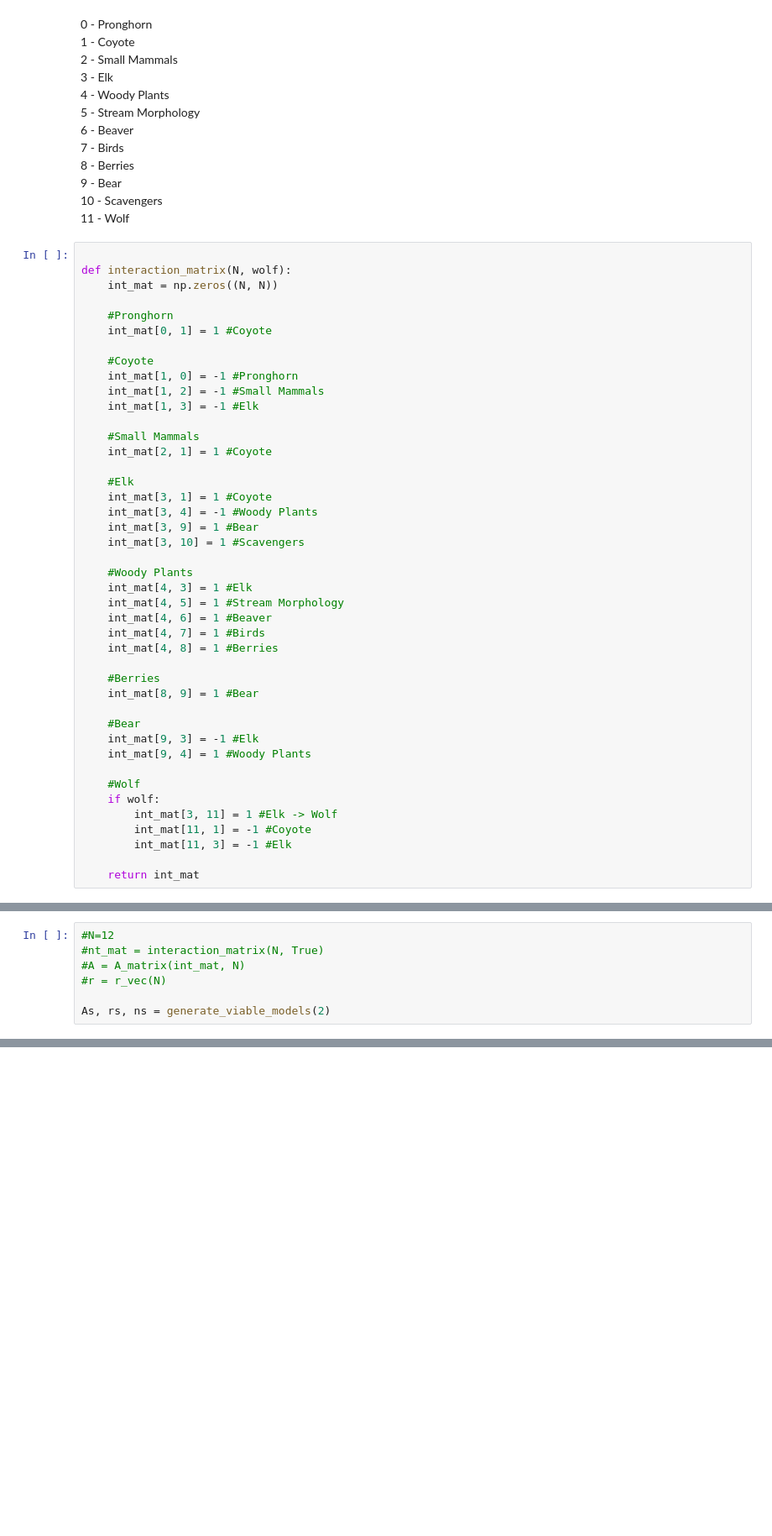
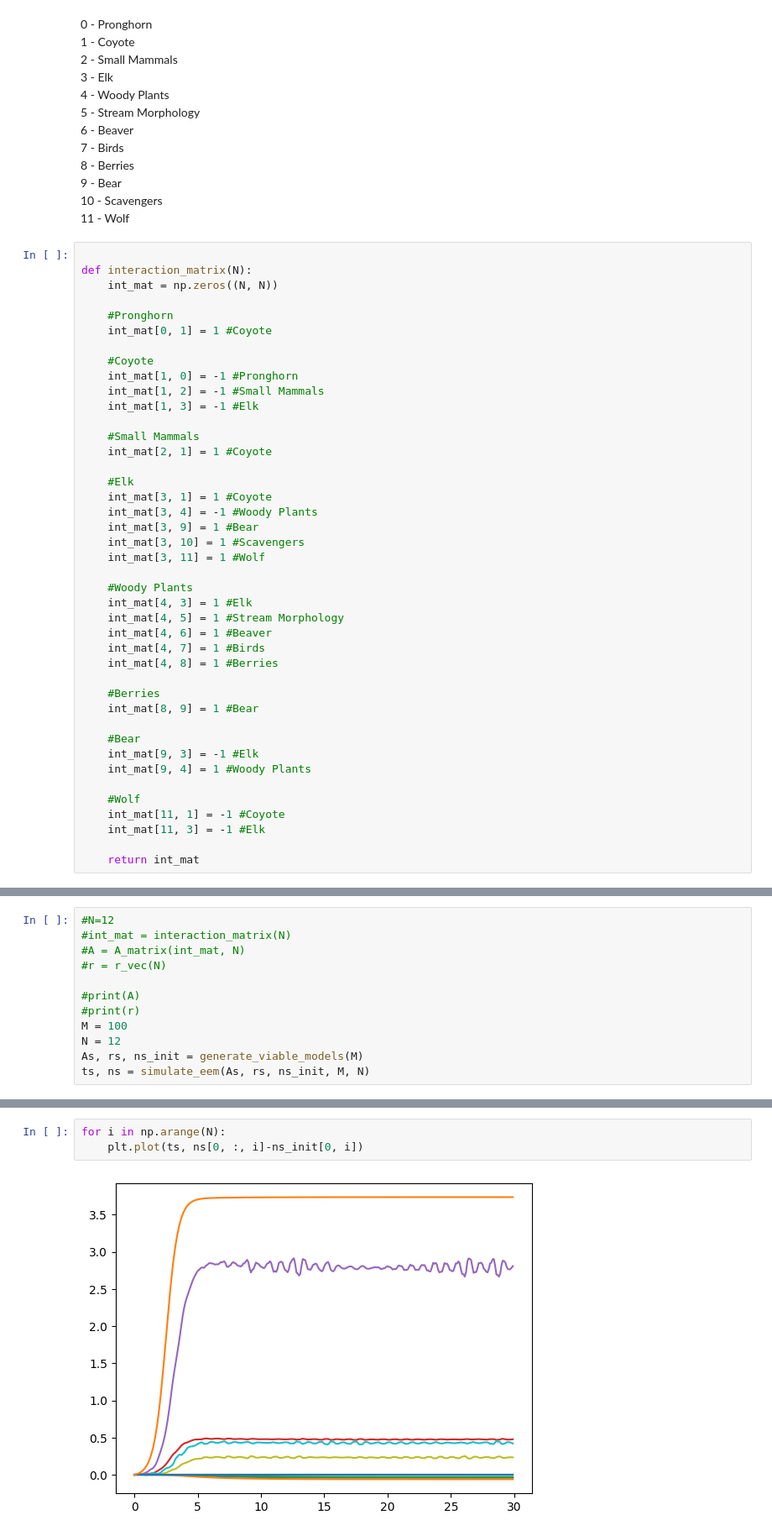
Before and after one commit to jklancaster0909/Ensemble-Ecosystem-Model, a Jupyter notebook: EEM.ipynb, the cells around one changed output, grey strips where cells are left out. Shown: that part at 84% size. Cells and saved outputs as stored; diff of their text form; blank space fills up the shorter version.

```diff
--- a/EEM.ipynb
+++ b/EEM.ipynb
@@ -17,7 +19,7 @@ np.set_printoptions(threshold=sys.maxsize, precision=2, suppress=True)
 11 - Wolf
 # %%
 
-def interaction_matrix(N, wolf):
+def interaction_matrix(N):
     int_mat = np.zeros((N, N))
 
     #Pronghorn
@@ -36,6 +38,7 @@ def interaction_matrix(N, wolf):
     int_mat[3, 4] = -1 #Woody Plants
     int_mat[3, 9] = 1 #Bear
     int_mat[3, 10] = 1 #Scavengers
+    int_mat[3, 11] = 1 #Wolf
 
     #Woody Plants
     int_mat[4, 3] = 1 #Elk
@@ -52,10 +55,8 @@ def interaction_matrix(N, wolf):
     int_mat[9, 4] = 1 #Woody Plants
 
     #Wolf
-    if wolf:
-        int_mat[3, 11] = 1 #Elk -> Wolf
-        int_mat[11, 1] = -1 #Coyote
-        int_mat[11, 3] = -1 #Elk
+    int_mat[11, 1] = -1 #Coyote
+    int_mat[11, 3] = -1 #Elk
 
     return int_mat
 # %%
@@ -156,8 +197,13 @@ def generate_viable_models(M):
 # %%
 #N=12
-#nt_mat = interaction_matrix(N, True)
+#int_mat = interaction_matrix(N)
 #A = A_matrix(int_mat, N)
 #r = r_vec(N)
 
-As, rs, ns = generate_viable_models(2)
+#print(A)
+#print(r)
+M = 100
+N = 12
+As, rs, ns_init = generate_viable_models(M)
+ts, ns = simulate_eem(As, rs, ns_init, M, N)
 # %% [output]
@@ -164,0 +211,5 @@ KeyboardInterrupt:
+# %%
+for i in np.arange(N):
+    plt.plot(ts, ns[0, :, i]-ns_init[0, i])
+# %% [output]
+[figure, added]
```
Also changed, not shown: parts of 3 cells of this notebook.
